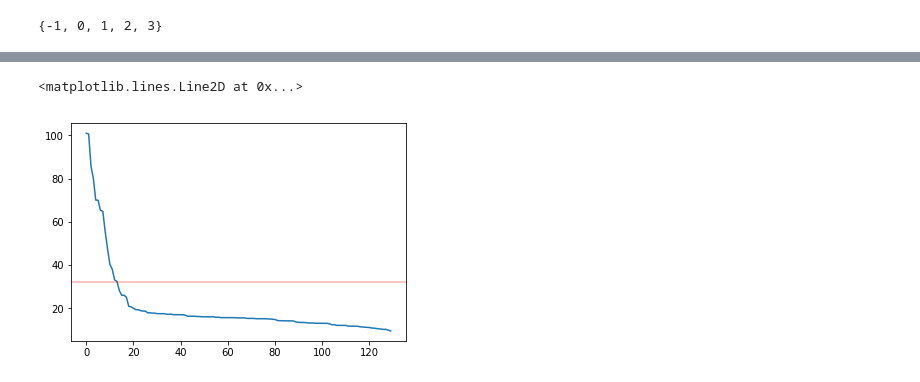
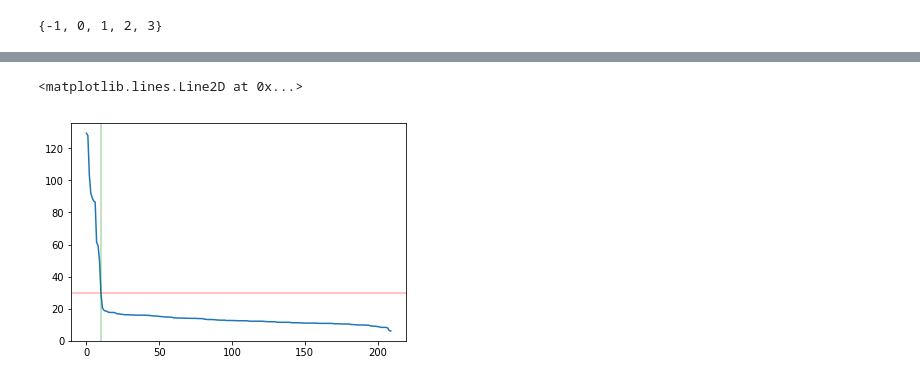
Before and after one commit to base0/machine_learning, a Jupyter notebook: clustering.ipynb, the cells around one changed output, grey strips where cells are left out. Saved outputs shown, nothing was run; the diff lists cells and outputs as text; code cells hidden in the pictures.

```diff
--- a/clustering.ipynb
+++ b/clustering.ipynb
@@ -21,8 +21,8 @@ df.plot.scatter(x='x', y='y')
 # %%
 from sklearn.cluster import DBSCAN
 
-dbs = DBSCAN(eps=32, min_samples=4)
+dbs = DBSCAN(eps=30, min_samples=4)
 dbs.fit(df)
-set(dbs.labels_)  # noisy is -1
+set(dbs.labels_)
 # %% [output]
 {-1, 0, 1, 2, 3}
@@ -39,6 +59,6 @@ df.plot.scatter(x='x', y='y', c=color)
 # %%
 from sklearn.neighbors import NearestNeighbors
-nn = NearestNeighbors(n_neighbors=3).fit(df)
+nn = NearestNeighbors(n_neighbors=4).fit(df)
 # %%
 dist, index = nn.kneighbors(df)
 dist
@@ -63,5 +83,5 @@ array([[  0.        ,  14.14213562,  16.        ],
 # %%
-d = [(dist[i][-1] + dist[i][-1]) / 2 for i in range(len(dist))]
+d = dist[:,-1]
 d = sorted(d, reverse=True)
 d
 # %% [output]
@@ -85,6 +114,8 @@ d
 # %%
+# zoom out
 plt.plot(d)
-plt.axhline(y=32, alpha=0.3, c='r')
+plt.axhline(y=30, alpha=0.3, c='r')
+plt.axvline(x=10, alpha=0.3, c='g')
 # %% [output]
 <matplotlib.lines.Line2D at 0x...>
-[figure, old version]
+[figure, new version]
```
Also changed, not shown: parts of 8 cells of this notebook.
